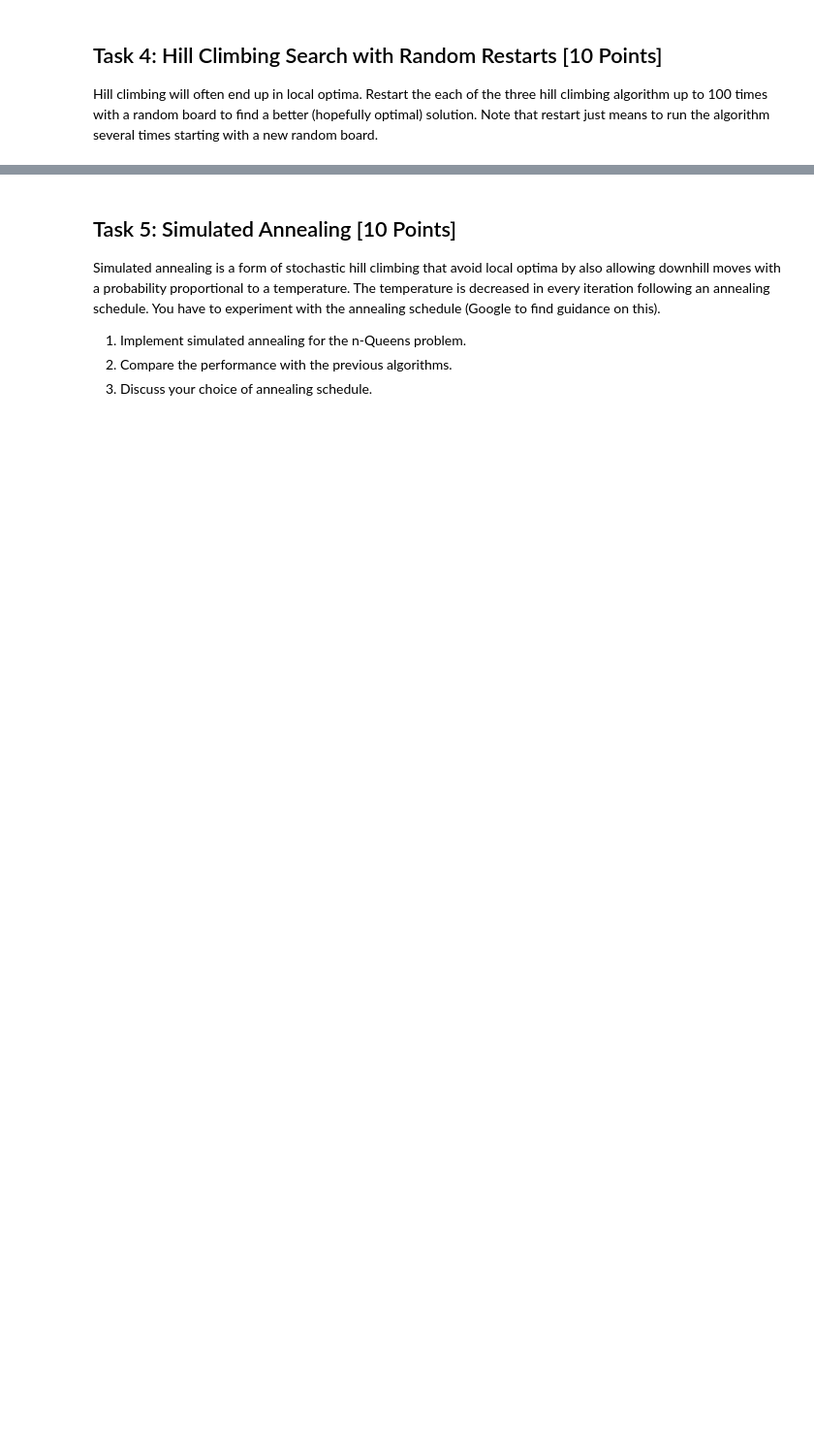
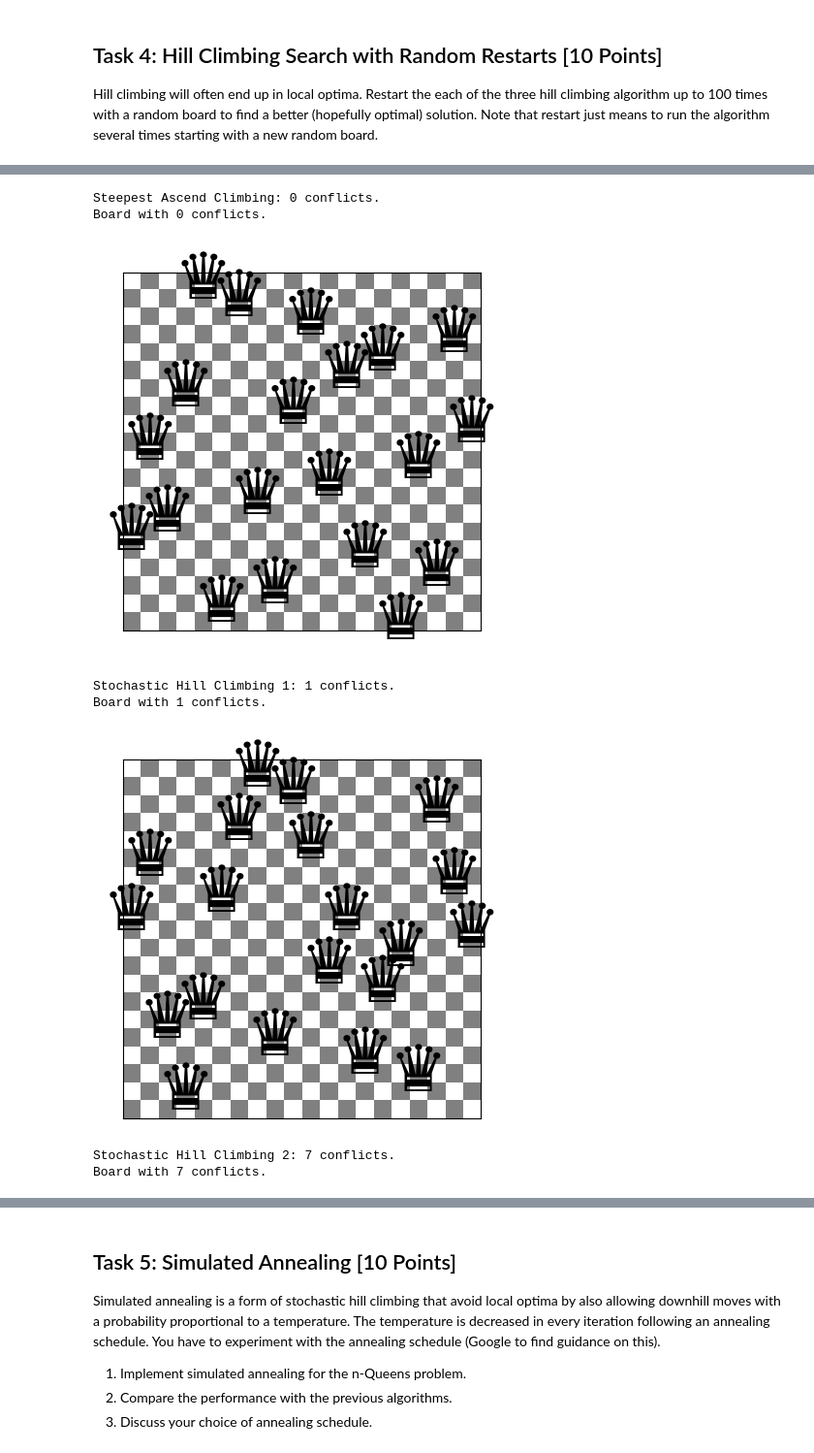
Before and after one commit to leilaniGegg/CS7320-ArtificialIntelligence, a Jupyter notebook: Assignment 4/n_queens.ipynb, the cells around one changed output, grey strips where cells are left out. Shown at 97% size. Cells and saved outputs as stored; diff of their text form; code cells hidden in the pictures; blank space fills up the shorter version.

```diff
--- a/Assignment 4/n_queens.ipynb
+++ b/Assignment 4/n_queens.ipynb
@@ -290,0 +257,45 @@ Board with 12 conflicts.
+# %%
+# Code and description go here
+
+board = random_board(20)
+best_board = steepest_ascend(board)
+for _ in range(100):
+    board = random_board(20)
+    new_board = steepest_ascend(board)
+    if conflicts(new_board) < conflicts(best_board):
+        best_board = new_board
+
+
+print(f"Steepest Ascend Climbing: {conflicts(best_board)} conflicts.")
+show_board(best_board)
+
+board = random_board(20)
+best_board = stochastic_climbing_1(board)
+for _ in range(100):
+    board = random_board(20)
+    new_board = stochastic_climbing_1(board)
+    if conflicts(new_board) < conflicts(best_board):
+        best_board = new_board
+
+print(f"Stochastic Hill Climbing 1: {conflicts(best_board)} conflicts.")
+show_board(best_board)
+
+board = random_board(20)
+best_board = stochastic_climbing_2(board)
+for _ in range(100):
+    board = random_board(20)
+    new_board = stochastic_climbing_2(board)
+    if conflicts(new_board) < conflicts(best_board):
+        best_board = new_board
+
+print(f"Stochastic Hill Climbing 2: {conflicts(best_board)} conflicts.")
+show_board(best_board)
+# %% [output]
+Steepest Ascend Climbing: 0 conflicts.
+Board with 0 conflicts.
+[figure, added]
+Stochastic Hill Climbing 1: 1 conflicts.
+Board with 1 conflicts.
+[figure, added]
+Stochastic Hill Climbing 2: 7 conflicts.
+Board with 7 conflicts.
```
Also changed, not shown: parts of 16 cells of this notebook.
